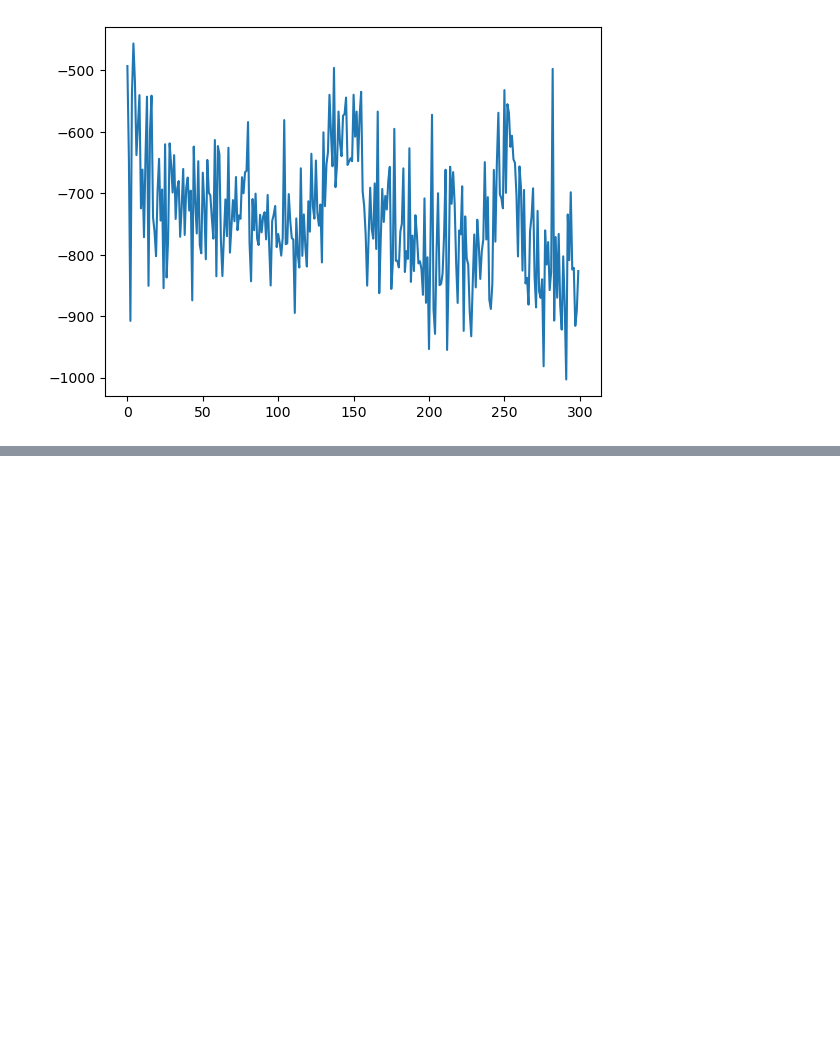
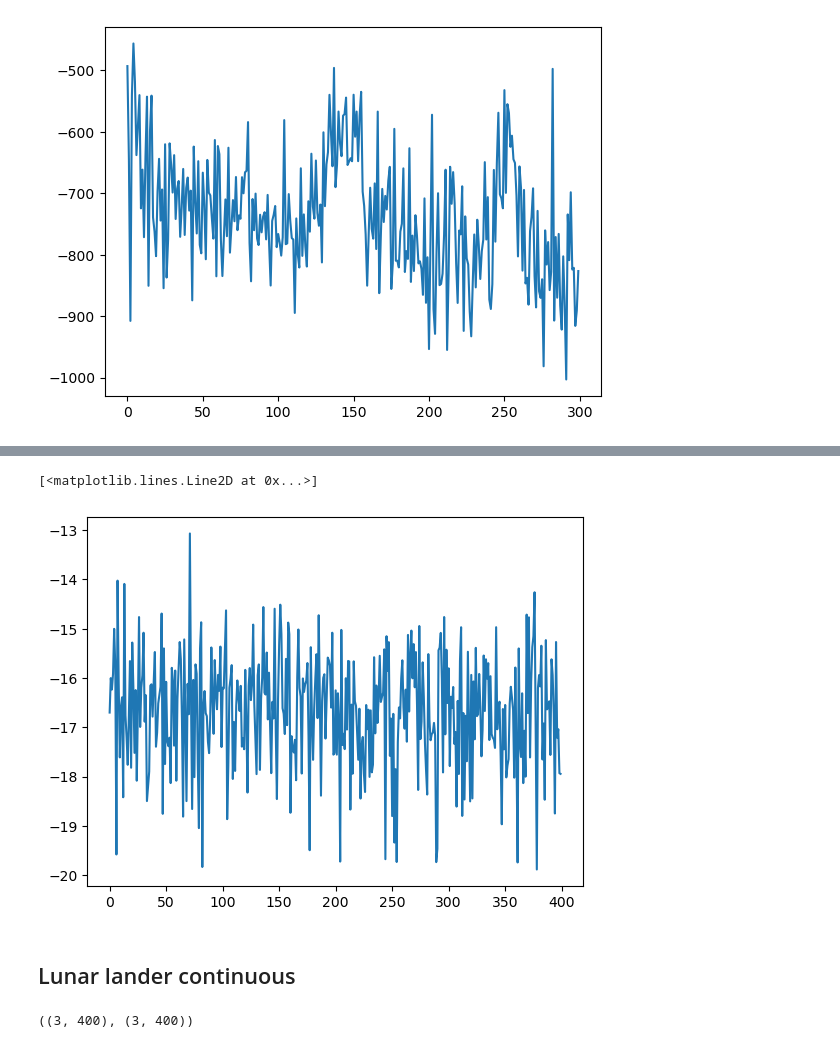
Before and after one commit to nicolasleblanc-poly/QRNN-MPC, a Jupyter notebook: mppi/mppi_analysis.ipynb, the cells around one changed output, grey strips where cells are left out. Cells and saved outputs as stored; diff of their text form; code cells hidden in the pictures; blank space fills up the shorter version.

```diff
--- a/mppi/mppi_analysis.ipynb
+++ b/mppi/mppi_analysis.ipynb
@@ -15,0 +40,9 @@ plt.plot(PE_mppi['mean_rewards'], label='Pendulum MPPI')
+# %%
+plt.plot(MCC_mppi['mean_rewards'], label='MPPI')
+plt.xlabel('Episode')
+plt.ylabel('Mean episodic return')
+# %% [output]
+[<matplotlib.lines.Line2D at 0x...>]
+[figure, added]
+# %% [markdown]
+## Lunar lander continuous
@@ -15,0 +51,4 @@ plt.plot(PE_mppi['mean_rewards'], label='Pendulum MPPI')
+# %%
+MCC_mppi['episode_rewards'].shape
+# %% [output]
+((3, 400), (3, 400))
```
Also changed, not shown: parts of 17 cells of this notebook, 4 other files.
